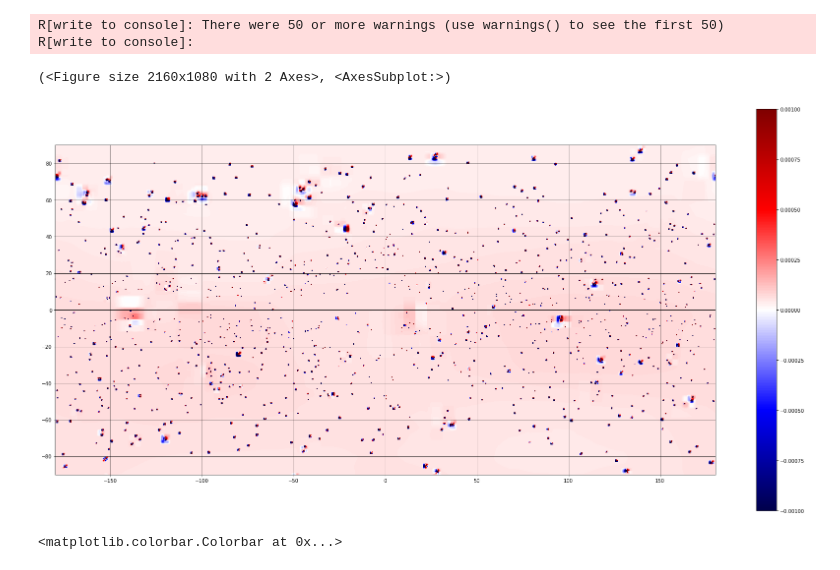
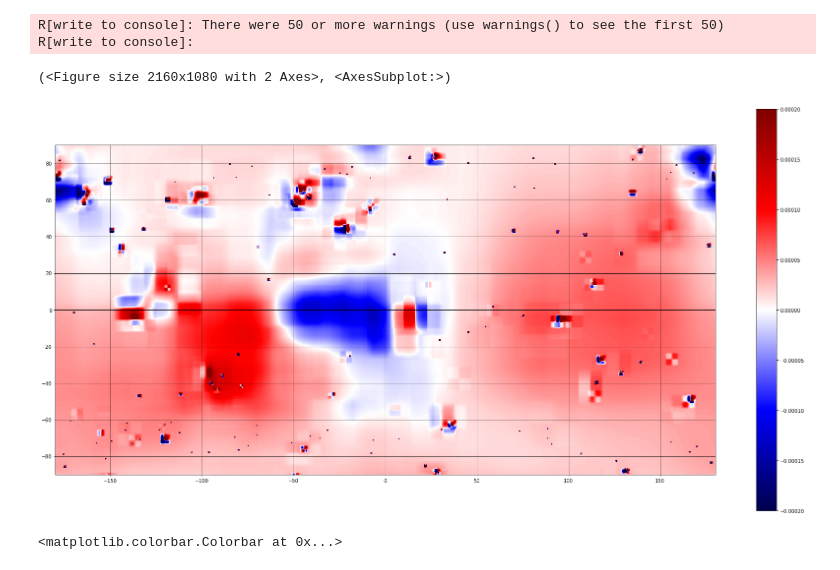
Before and after one commit to sparkofreason/fermi2, a Jupyter notebook: fermi.ipynb, the cells around one changed output. Saved outputs shown, nothing was run; the diff lists cells and outputs as text; code cells hidden in the pictures.

```diff
--- a/fermi.ipynb
+++ b/fermi.ipynb
@@ -73,10 +73,10 @@ R[write to console]:
 #import cProfile
 #cProfile.run("tipsh.haar_threshold_sphere(count_data, total_model, 0.001, 11, fwer='uniform')", filename="fermi.pstats")
 # %%
-imshow_carree(m['count_rec'], plt.cm.seismic, colors.Normalize(vmin=-1e-3,vmax=1e-3))
+imshow_carree(m['count_rec'], plt.cm.seismic, colors.Normalize(vmin=-2e-4,vmax=2e-4))
 # %% [output]
 (<Figure size 2160x1080 with 2 Axes>, <AxesSubplot:>)
-[figure, old version]
+[figure, new version]
 # %%
 fig = plt.figure(figsize=(30, 15))
 ax = plt.subplot()
```
Also changed, not shown: parts of 2 cells of this notebook.
